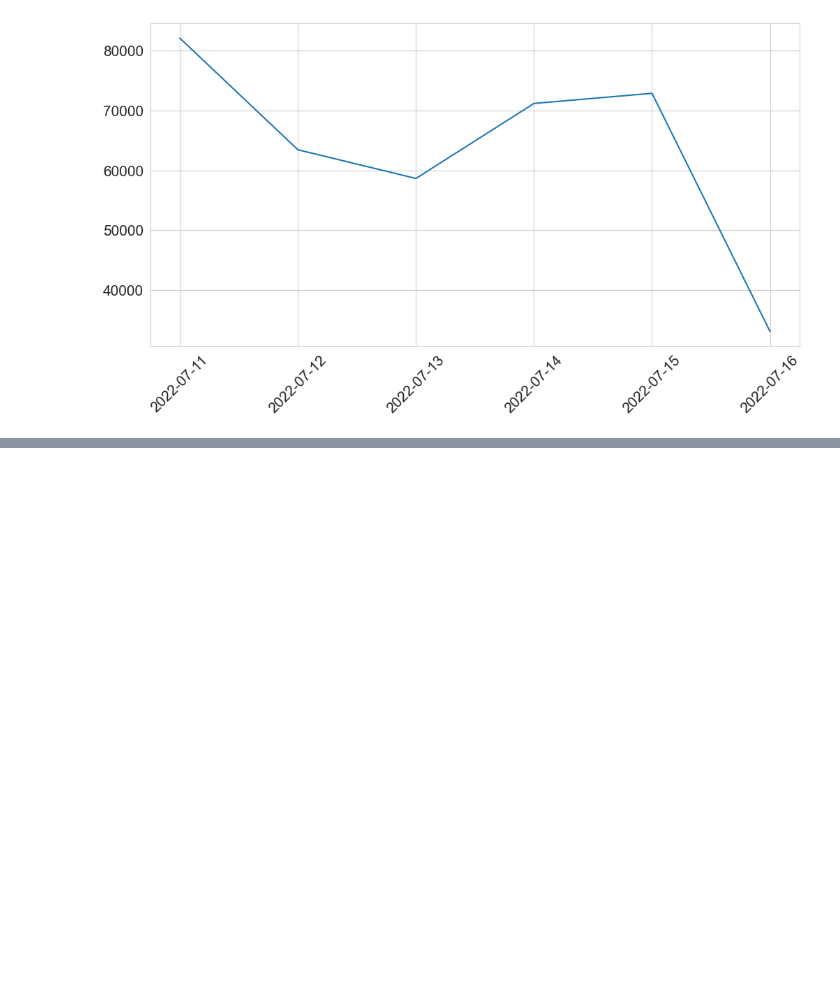
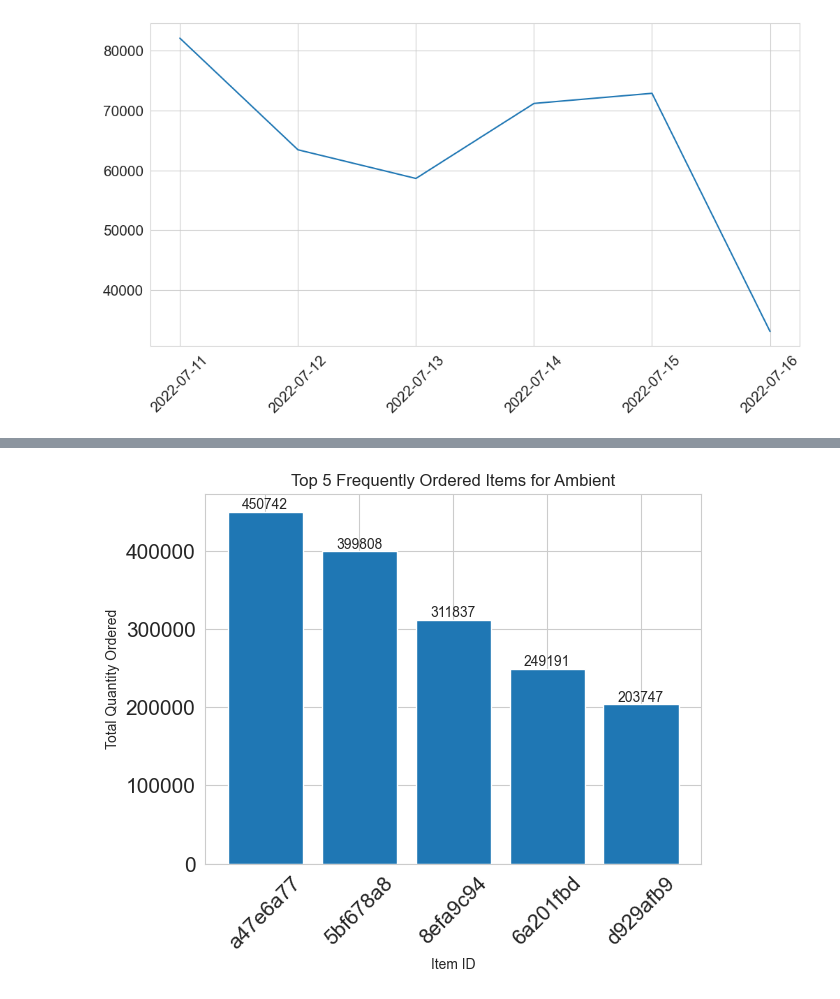
Before and after one commit to aravindakumaranv/PicnicTech, a Jupyter notebook: data_analysis.ipynb, the cells around one changed output, grey strips where cells are left out. Saved outputs shown, nothing was run; the diff lists cells and outputs as text; code cells hidden in the pictures; blank space fills up the shorter version.

```diff
--- a/data_analysis.ipynb
+++ b/data_analysis.ipynb
@@ -194,0 +396,2 @@ plt.show()
+# %%
+top_5_items = top_5_finder(p_type)
@@ -194,0 +411,15 @@ plt.show()
+# %%
+plt.bar(top_5_items.index, top_5_items.values)
+
+plt.title('Top 5 Frequently Ordered Items for Ambient')
+plt.xlabel('Item ID')
+plt.ylabel('Total Quantity Ordered')
+
+for i, value in enumerate(top_5_items.values):
+    plt.text(i, value, str(value), ha='center', va='bottom')
+
+plt.xticks(rotation=45)
+
+plt.show()
+# %% [output]
+[figure, added]
```
Also changed, not shown: parts of 35 cells of this notebook.
